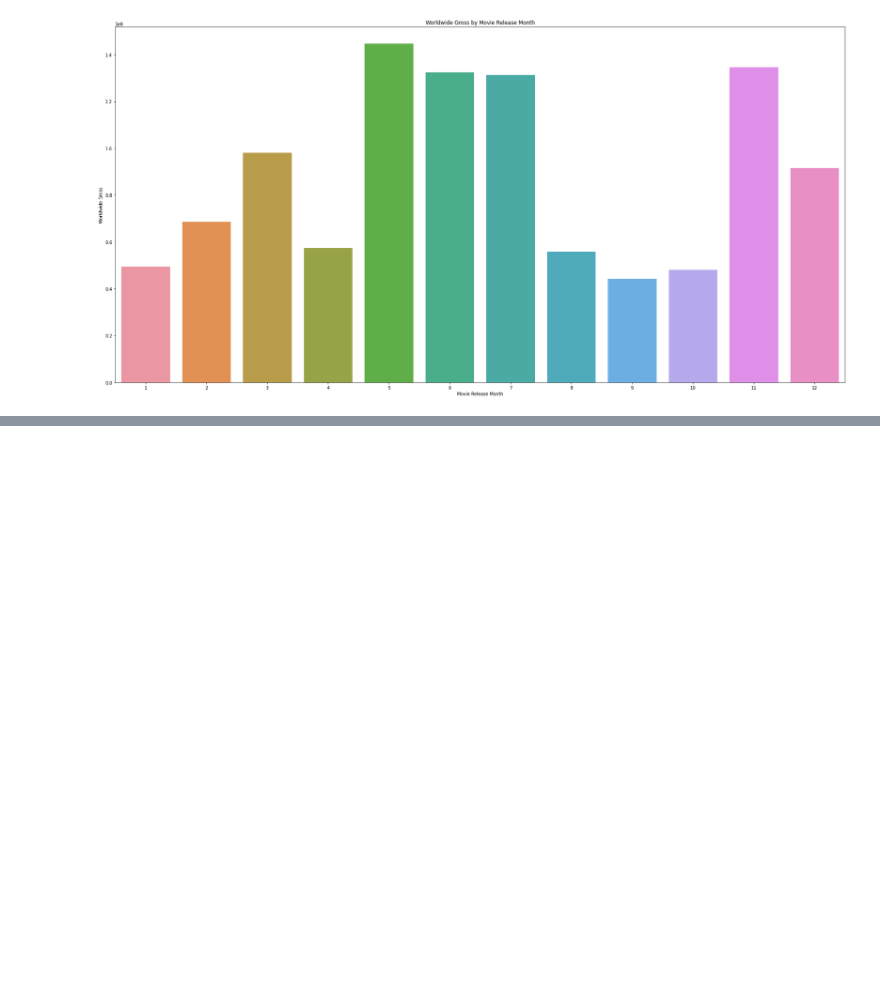
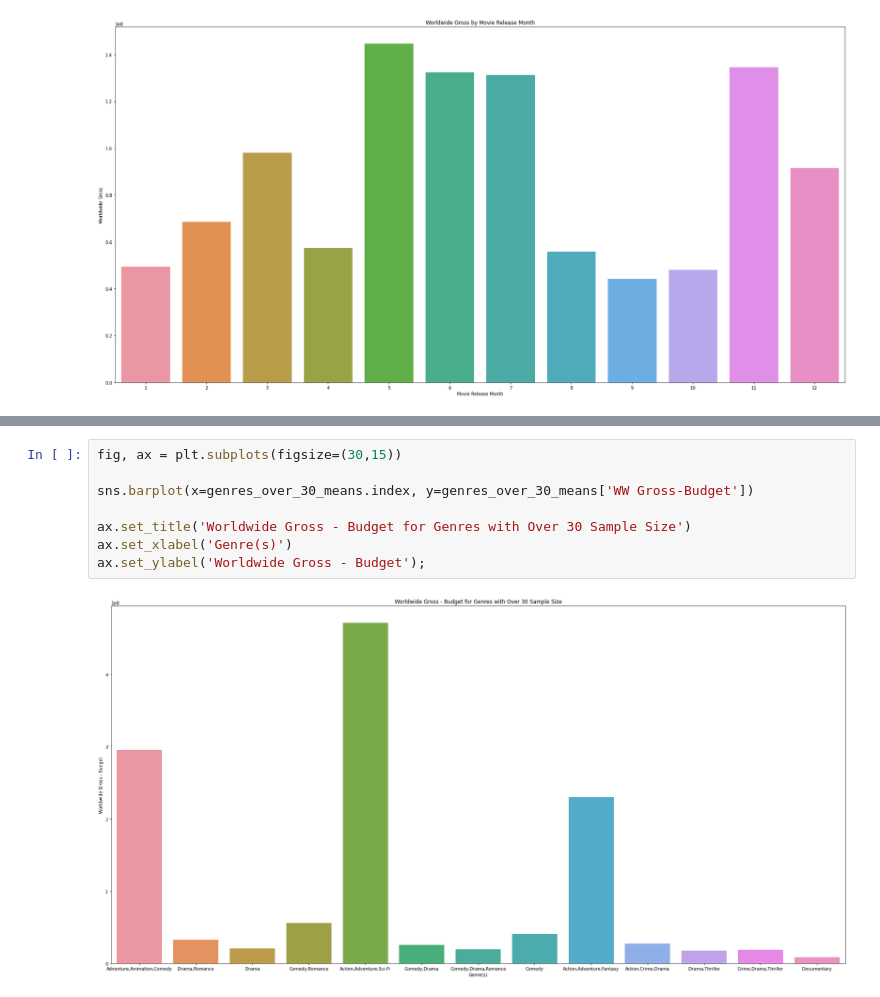
Before and after one commit to kmcneil901/Film-Type-Proposal-09.2023, a Jupyter notebook: student.ipynb, the cells around one changed output, grey strips where cells are left out. Drawn from its saved outputs; the diff is of its cells as text; blank space fills up the shorter version.

```diff
--- a/student.ipynb
+++ b/student.ipynb
@@ -597,0 +1238,10 @@ ax.set_ylabel('Worldwide Gross');
+# %%
+fig, ax = plt.subplots(figsize=(30,15))
+
+sns.barplot(x=genres_over_30_means.index, y=genres_over_30_means['WW Gross-Budget'])
+
+ax.set_title('Worldwide Gross - Budget for Genres with Over 30 Sample Size')
+ax.set_xlabel('Genre(s)')
+ax.set_ylabel('Worldwide Gross - Budget');
+# %% [output]
+[figure, added]
```
Also changed, not shown: parts of 92 cells of this notebook.
